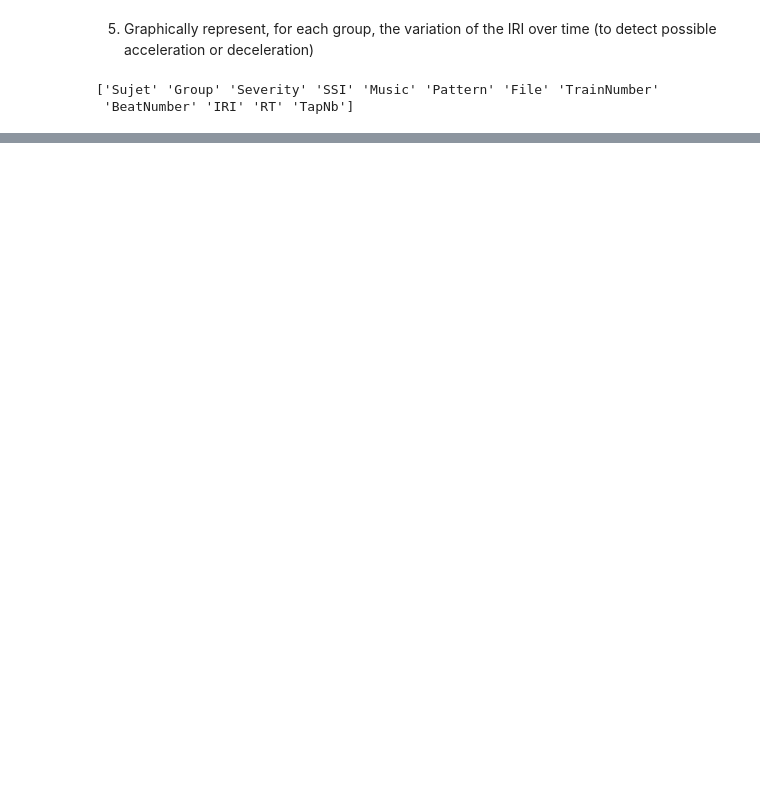
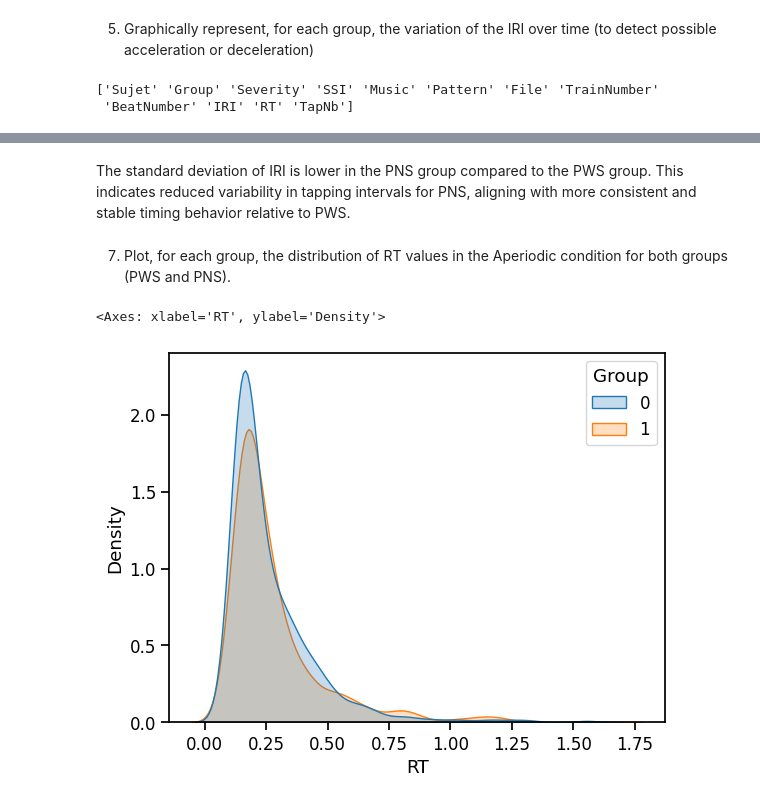
Before and after one commit to CodeNachos/expdesign, a Jupyter notebook: TP3/tp3.ipynb, the cells around one changed output, grey strips where cells are left out. Cells and saved outputs as stored; diff of their text form; code cells hidden in the pictures; blank space fills up the shorter version.

```diff
--- a/TP3/tp3.ipynb
+++ b/TP3/tp3.ipynb
@@ -103,0 +164,9 @@ plt.show()
+# %% [markdown]
+The standard deviation of IRI is lower in the PNS group compared to the PWS group. This indicates reduced variability in tapping intervals for PNS, aligning with more consistent and stable timing behavior relative to PWS.
+# %% [markdown]
+7. Plot, for each group, the distribution of RT values in the Aperiodic condition for both groups (PWS and PNS).
+# %%
+sns.kdeplot(data=data_aperiodic, x="RT", hue="Group", common_norm=True, fill=True)
+# %% [output]
+<Axes: xlabel='RT', ylabel='Density'>
+[figure, added]
```
Also changed, not shown: parts of 16 cells of this notebook, 2 other files.
